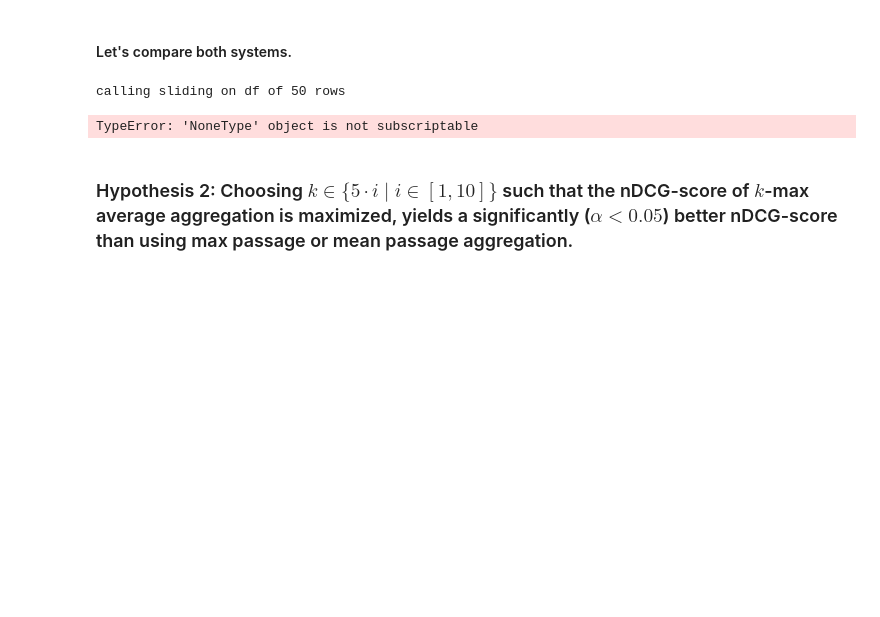
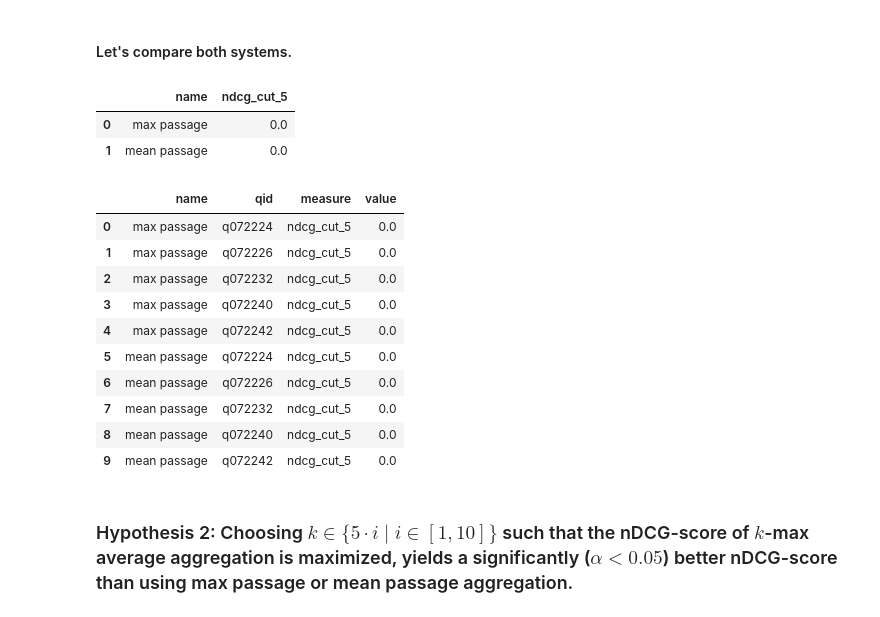
Before and after one commit to tira-io/ir-lab-jena-leipzig-wise-2023-galapagos-tortoise, a Jupyter notebook: jupyter-notebook-submissions/final_milestone/pyterrier-notebook.ipynb, the cells around one changed output. Saved outputs shown, nothing was run; the diff lists cells and outputs as text; code cells hidden in the pictures; blank space fills up the shorter version.

```diff
--- a/jupyter-notebook-submissions/final_milestone/pyterrier-notebook.ipynb
+++ b/jupyter-notebook-submissions/final_milestone/pyterrier-notebook.ipynb
@@ -160,8 +141,2 @@ from pyterrier_t5 import T5Tokenizer
 # %% [markdown]
 #### Cache the pipeline.
-# %%
-bm25_bo1_pl2_mono = ~(NamedTransformer("NamedTransformer",
-                         (bm25_bo1_pl2 % 10 >> GetText() >> ResetQueryColumn()
-                         >> pt.text.sliding(length=400, stride=64, prepend_attr=None, text_attr="text")%5
-                         >> monoT5 )))
-repr(bm25_bo1_pl2_mono)
@@ -169,0 +158,3 @@ repr(bm25_bo1_pl2_mono)
+# %%
+bm25_bo1_pl2_mono_cached = ~NamedTransformer("bm25_bo1_pl2_mono_cache_bust_6", bm25_bo1_pl2_mono)
+repr(bm25_bo1_pl2_mono_cached)
@@ -172,4 +165,5 @@ repr(bm25_bo1_pl2_mono)
 
 #### Firstly, rerank with max passage aggregation.
 # %%
-bm25_bo1_pl2_max = (bm25_bo1_pl2_mono >> pt.text.max_passage())
+bm25_bo1_pl2_max = bm25_bo1_pl2_mono_cached >> pt.text.max_passage()
+bm25_bo1_pl2_max.transform(topics).head()
@@ -184,9 +195,32 @@ pt.Experiment(
     [bm25_bo1_pl2_max, bm25_bo1_pl2_mean],
     topics,
     qrels,
-    eval_metrics=["ndcg"],
+    eval_metrics=["ndcg_cut_5"],
     names=["max passage", "mean passage"],
 )
 # %% [output]
-calling sliding on df of 50 rows
-TypeError: 'NoneType' object is not subscriptable
+|  | name | ndcg_cut_5 |
+| 0 | max passage | 0.0 |
+| 1 | mean passage | 0.0 |
+# %%
+metrics_per_query = pt.Experiment(
+    [bm25_bo1_pl2_max, bm25_bo1_pl2_mean],
+    topics,
+    qrels,
+    eval_metrics=["ndcg_cut_5"],
+    names=["max passage", "mean passage"],
+    perquery=True,
+)
+metrics_per_query
+# %% [output]
+|  | name | qid | measure | value |
+| 0 | max passage | q072224 | ndcg_cut_5 | 0.0 |
+| 1 | max passage | q072226 | ndcg_cut_5 | 0.0 |
+| 2 | max passage | q072232 | ndcg_cut_5 | 0.0 |
+| 3 | max passage | q072240 | ndcg_cut_5 | 0.0 |
+| 4 | max passage | q072242 | ndcg_cut_5 | 0.0 |
+| 5 | mean passage | q072224 | ndcg_cut_5 | 0.0 |
+| 6 | mean passage | q072226 | ndcg_cut_5 | 0.0 |
+| 7 | mean passage | q072232 | ndcg_cut_5 | 0.0 |
+| 8 | mean passage | q072240 | ndcg_cut_5 | 0.0 |
+| 9 | mean passage | q072242 | ndcg_cut_5 | 0.0 |
```
Also changed, not shown: parts of 27 cells of this notebook, 1 other file.
